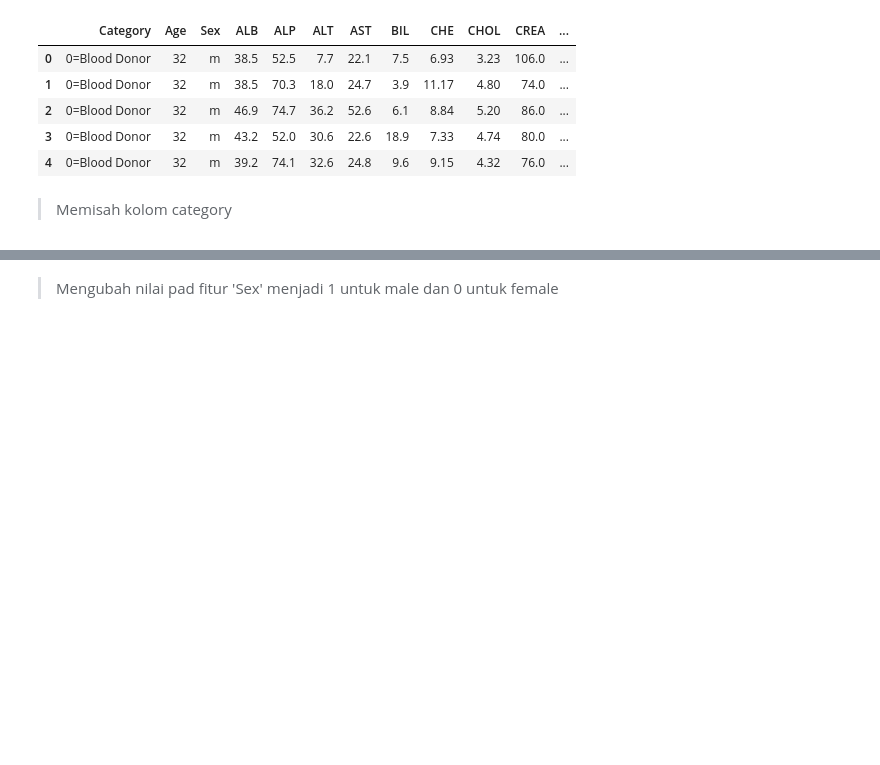
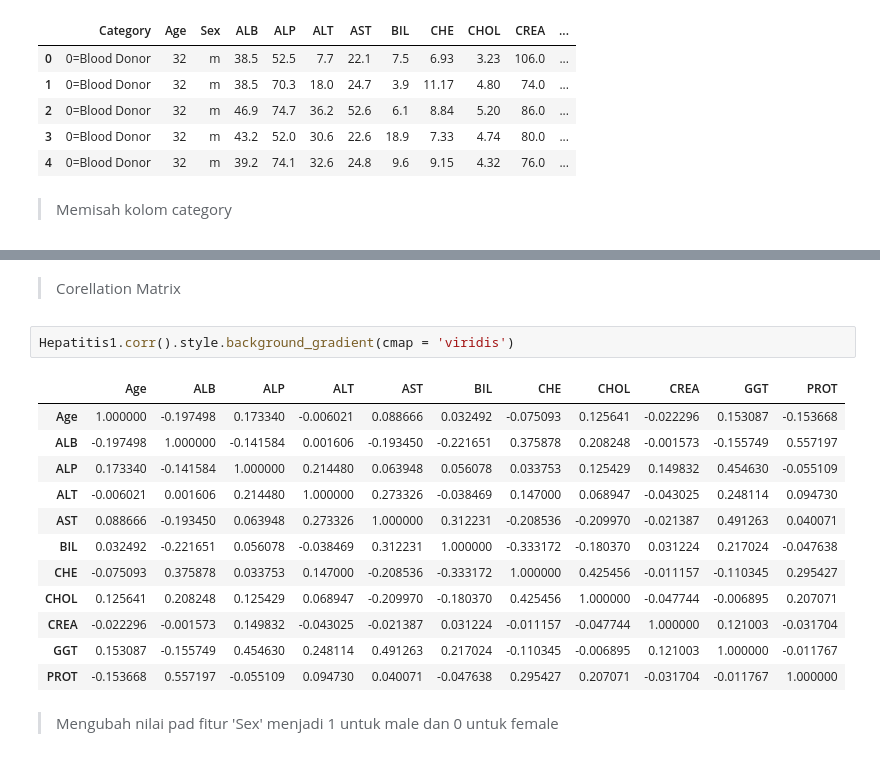
Before and after one commit to zer0-911/MachineLearning, a Jupyter notebook: Hepatitis_SVM_V3.ipynb, the cells around one changed output, grey strips where cells are left out. Drawn from its saved outputs; the diff is of its cells as text; blank space fills up the shorter version.

```diff
--- a/Hepatitis_SVM_V3.ipynb
+++ b/Hepatitis_SVM_V3.ipynb
@@ -283,2 +291,19 @@ Hepatitis1[["Label", "Category"]] = (
+# %% [markdown]
+> Corellation Matrix
+# %%
+Hepatitis1.corr().style.background_gradient(cmap = 'viridis')
+# %% [output]
+|  | Age | ALB | ALP | ALT | AST | BIL | CHE | CHOL | CREA | GGT | PROT |
+| Age | 1.000000 | -0.197498 | 0.173340 | -0.006021 | 0.088666 | 0.032492 | -0.075093 | 0.125641 | -0.022296 | 0.153087 | -0.153668 |
+| ALB | -0.197498 | 1.000000 | -0.141584 | 0.001606 | -0.193450 | -0.221651 | 0.375878 | 0.208248 | -0.001573 | -0.155749 | 0.557197 |
+| ALP | 0.173340 | -0.141584 | 1.000000 | 0.214480 | 0.063948 | 0.056078 | 0.033753 | 0.125429 | 0.149832 | 0.454630 | -0.055109 |
+| ALT | -0.006021 | 0.001606 | 0.214480 | 1.000000 | 0.273326 | -0.038469 | 0.147000 | 0.068947 | -0.043025 | 0.248114 | 0.094730 |
+| AST | 0.088666 | -0.193450 | 0.063948 | 0.273326 | 1.000000 | 0.312231 | -0.208536 | -0.209970 | -0.021387 | 0.491263 | 0.040071 |
+| BIL | 0.032492 | -0.221651 | 0.056078 | -0.038469 | 0.312231 | 1.000000 | -0.333172 | -0.180370 | 0.031224 | 0.217024 | -0.047638 |
+| CHE | -0.075093 | 0.375878 | 0.033753 | 0.147000 | -0.208536 | -0.333172 | 1.000000 | 0.425456 | -0.011157 | -0.110345 | 0.295427 |
+| CHOL | 0.125641 | 0.208248 | 0.125429 | 0.068947 | -0.209970 | -0.180370 | 0.425456 | 1.000000 | -0.047744 | -0.006895 | 0.207071 |
+| CREA | -0.022296 | -0.001573 | 0.149832 | -0.043025 | -0.021387 | 0.031224 | -0.011157 | -0.047744 | 1.000000 | 0.121003 | -0.031704 |
+| GGT | 0.153087 | -0.155749 | 0.454630 | 0.248114 | 0.491263 | 0.217024 | -0.110345 | -0.006895 | 0.121003 | 1.000000 | -0.011767 |
+| PROT | -0.153668 | 0.557197 | -0.055109 | 0.094730 | 0.040071 | -0.047638 | 0.295427 | 0.207071 | -0.031704 | -0.011767 | 1.000000 |
 # %% [markdown]
 > Mengubah nilai pad fitur 'Sex' menjadi 1 untuk male dan 0 untuk female
```
Also changed, not shown: parts of 12 cells of this notebook.
